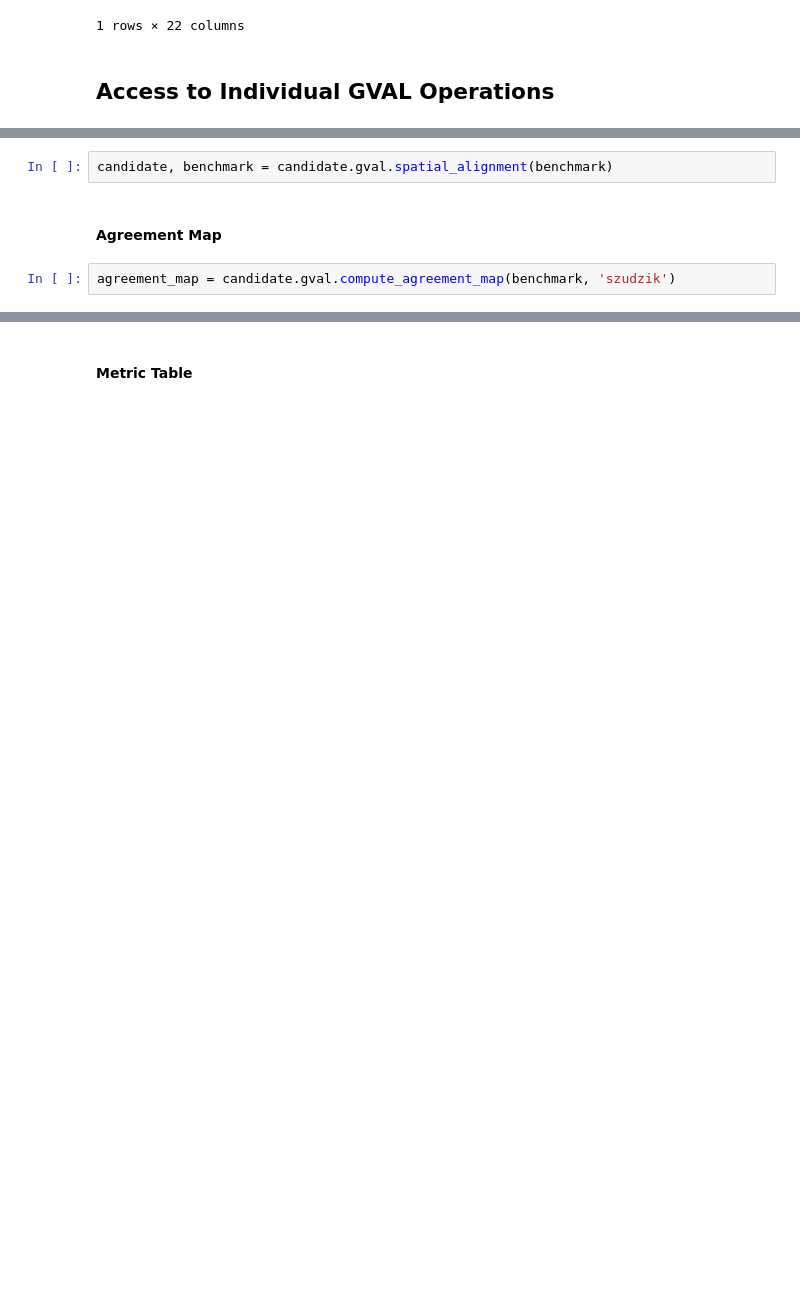
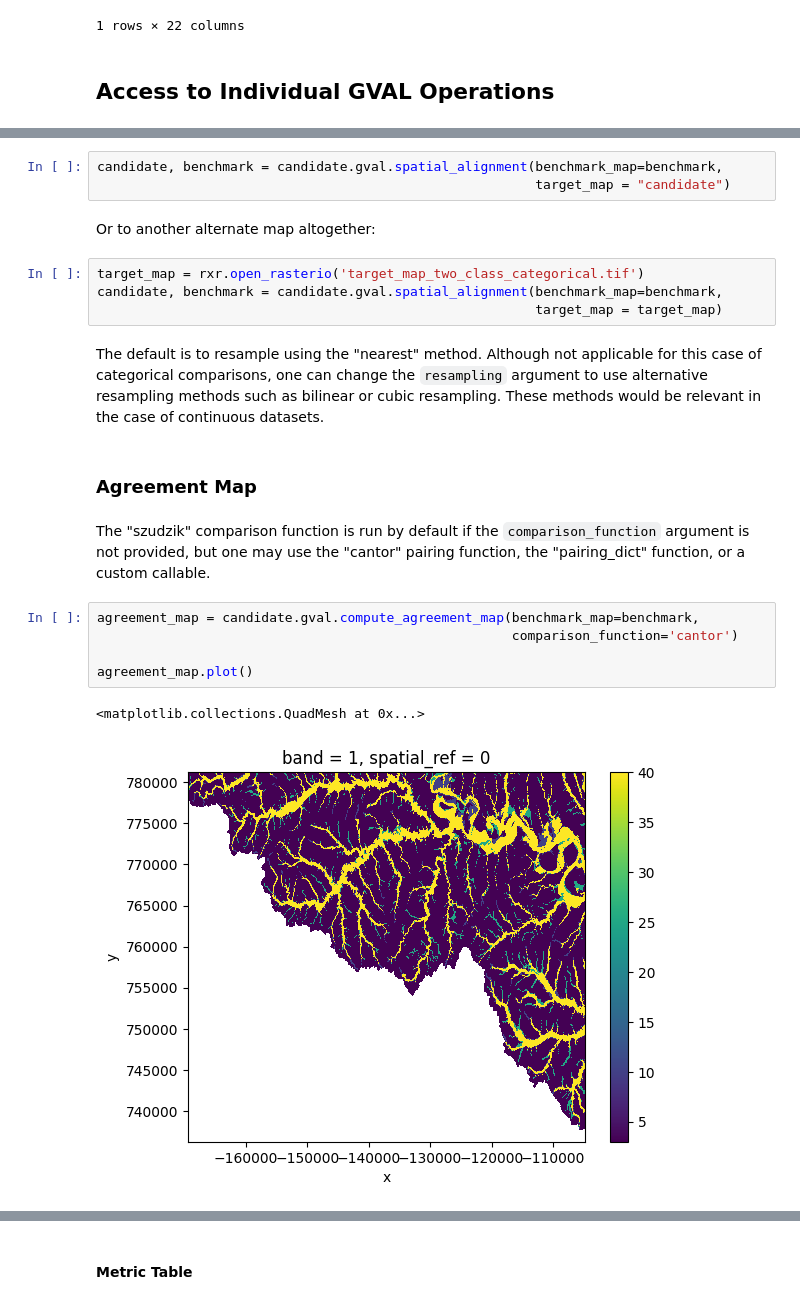
Before and after one commit to NOAA-OWP/gval, a Jupyter notebook: notebooks/Tutorial.ipynb, the cells around one changed output, grey strips where cells are left out. Cells and saved outputs as stored; diff of their text form; blank space fills up the shorter version.

```diff
--- a/notebooks/Tutorial.ipynb
+++ b/notebooks/Tutorial.ipynb
@@ -70,6 +74,23 @@ Aside form running the entire process, it is possible to run each of the followi
 # %%
-candidate, benchmark = candidate.gval.spatial_alignment(benchmark)
+candidate, benchmark = candidate.gval.spatial_alignment(benchmark_map=benchmark,
+                                                        target_map = "candidate")
+# %% [markdown]
+Or to another alternate map altogether:
+# %%
+target_map = rxr.open_rasterio('target_map_two_class_categorical.tif')
+candidate, benchmark = candidate.gval.spatial_alignment(benchmark_map=benchmark,
+                                                        target_map = target_map)
+# %% [markdown]
+The default is to resample using the "nearest" method.  Although not applicable for this case of categorical comparisons, one can change the `resampling` argument to use alternative resampling methods such as bilinear or cubic resampling.  These methods would be relevant in the case of continuous datasets.
 # %% [markdown]
-#### Agreement Map
+### Agreement Map
+# %% [markdown]
+The "szudzik" comparison function is run by default if the `comparison_function` argument is not provided, but one may use the "cantor" pairing function, the "pairing_dict" function, or a custom callable.
 # %%
-agreement_map = candidate.gval.compute_agreement_map(benchmark, 'szudzik')
+agreement_map = candidate.gval.compute_agreement_map(benchmark_map=benchmark,
+                                                     comparison_function='cantor')
+
+agreement_map.plot()
+# %% [output]
+<matplotlib.collections.QuadMesh at 0x...>
+[figure, added]
```
Also changed, not shown: parts of 18 cells of this notebook, 14 other files.
